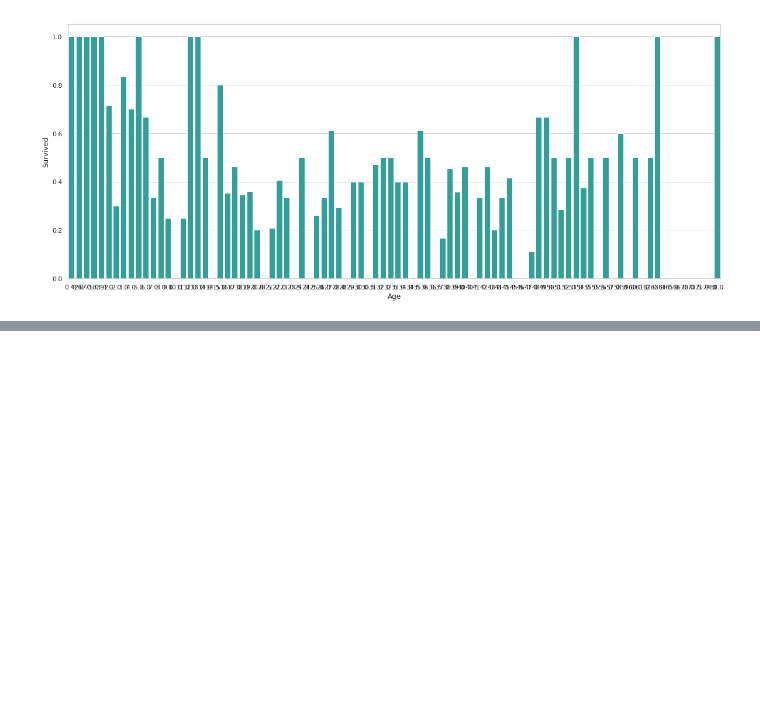
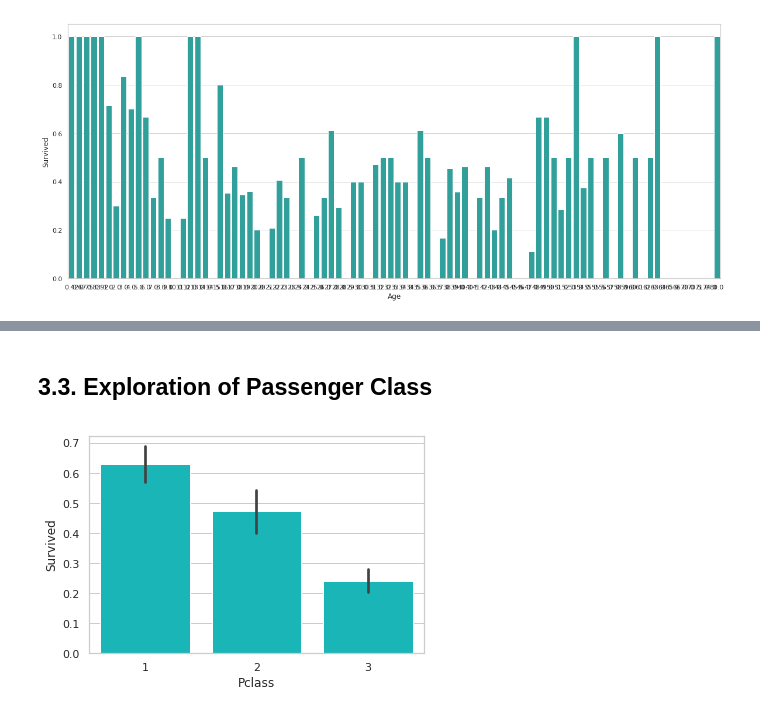
Before and after one commit to mxzgit/Data-science, a Jupyter notebook: Models/Titanic_LR.ipynb, the cells around one changed output, grey strips where cells are left out. Saved outputs shown, nothing was run; the diff lists cells and outputs as text; code cells hidden in the pictures; blank space fills up the shorter version.

```diff
--- a/Models/Titanic_LR.ipynb
+++ b/Models/Titanic_LR.ipynb
@@ -222,0 +239,7 @@ plt.show()
+# %% [markdown]
+## 3.3. Exploration of Passenger Class
+# %%
+sns.barplot('Pclass','Survived',data=train_df,color="darkturquoise")
+plt.show()
+# %% [output]
+[figure, added]
```
Also changed, not shown: parts of 18 cells of this notebook.
